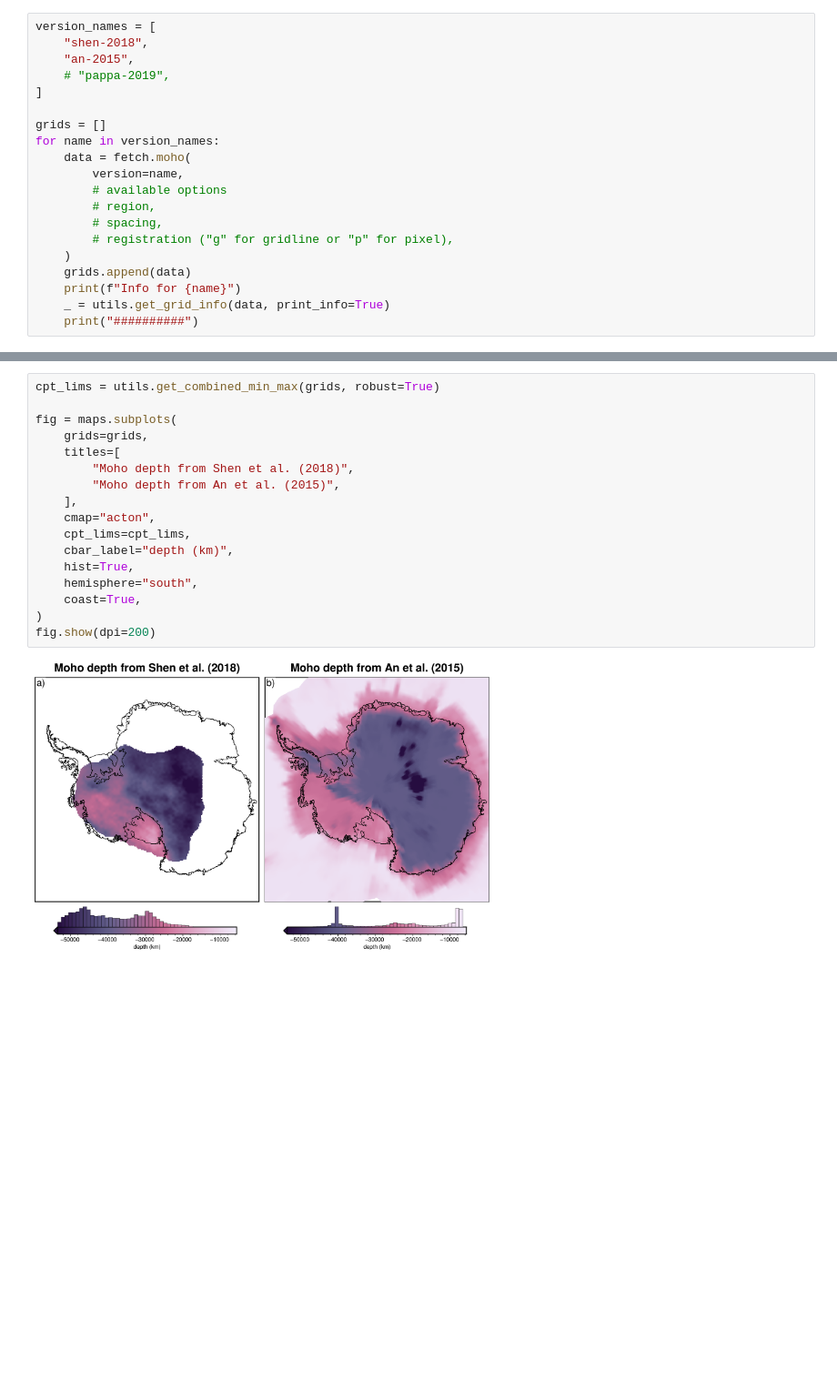
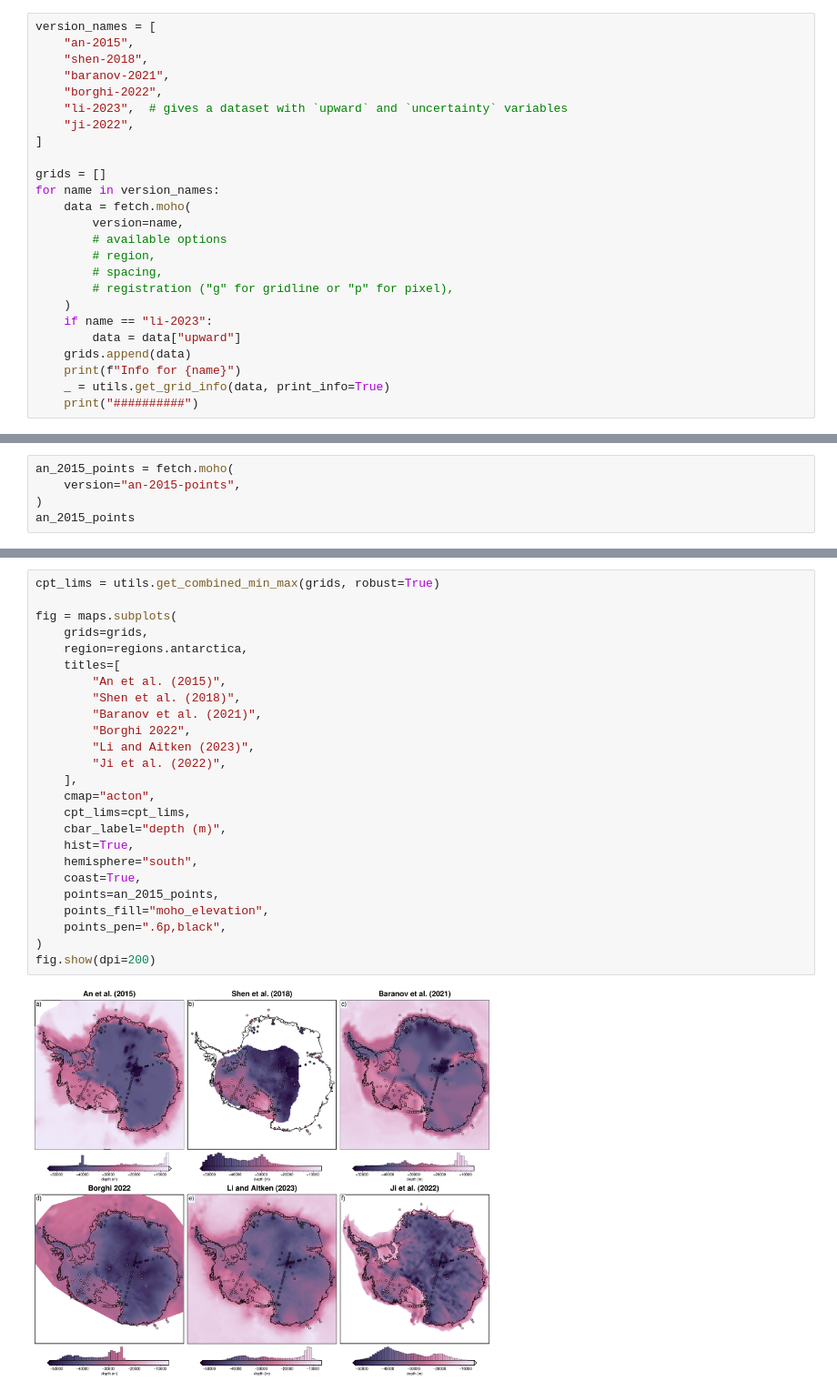
Before and after one commit to mdtanker/polartoolkit, a Jupyter notebook: docs/datasets/antarctica/moho.ipynb, the cells around one changed output, grey strips where cells are left out. Shown at 91% size. Cells and saved outputs as stored; diff of their text form; blank space fills up the shorter version.

Commit message:
add several moho and crustal thickness models

```diff
--- a/docs/datasets/antarctica/moho.ipynb
+++ b/docs/datasets/antarctica/moho.ipynb
@@ -20,8 +24,11 @@ from polartoolkit import fetch, maps, utils
 # %%
 version_names = [
+    "an-2015",
     "shen-2018",
-    "an-2015",
-    # "pappa-2019",
+    "baranov-2021",
+    "borghi-2022",
+    "li-2023",  # gives a dataset with `upward` and `uncertainty` variables
+    "ji-2022",
 ]
 
 grids = []
@@ -33,6 +40,8 @@ for name in version_names:
         # spacing,
         # registration ("g" for gridline or "p" for pixel),
     )
+    if name == "li-2023":
+        data = data["upward"]
     grids.append(data)
     print(f"Info for {name}")
     _ = utils.get_grid_info(data, print_info=True)
@@ -54,0 +81,5 @@ grid registration: g
+# %%
+an_2015_points = fetch.moho(
+    version="an-2015-points",
+)
+an_2015_points
@@ -55,19 +100,27 @@ grid registration: g
 # %%
 cpt_lims = utils.get_combined_min_max(grids, robust=True)
 
 fig = maps.subplots(
     grids=grids,
+    region=regions.antarctica,
     titles=[
-        "Moho depth from Shen et al. (2018)",
-        "Moho depth from An et al. (2015)",
+        "An et al. (2015)",
+        "Shen et al. (2018)",
+        "Baranov et al. (2021)",
+        "Borghi 2022",
+        "Li and Aitken (2023)",
+        "Ji et al. (2022)",
     ],
     cmap="acton",
     cpt_lims=cpt_lims,
-    cbar_label="depth (km)",
+    cbar_label="depth (m)",
     hist=True,
     hemisphere="south",
     coast=True,
+    points=an_2015_points,
+    points_fill="moho_elevation",
+    points_pen=".6p,black",
 )
 fig.show(dpi=200)
 # %% [output]
-[figure, old version]
+[figure, new version]
```
Also changed, not shown: parts of 4 cells of this notebook, 4 other files.
